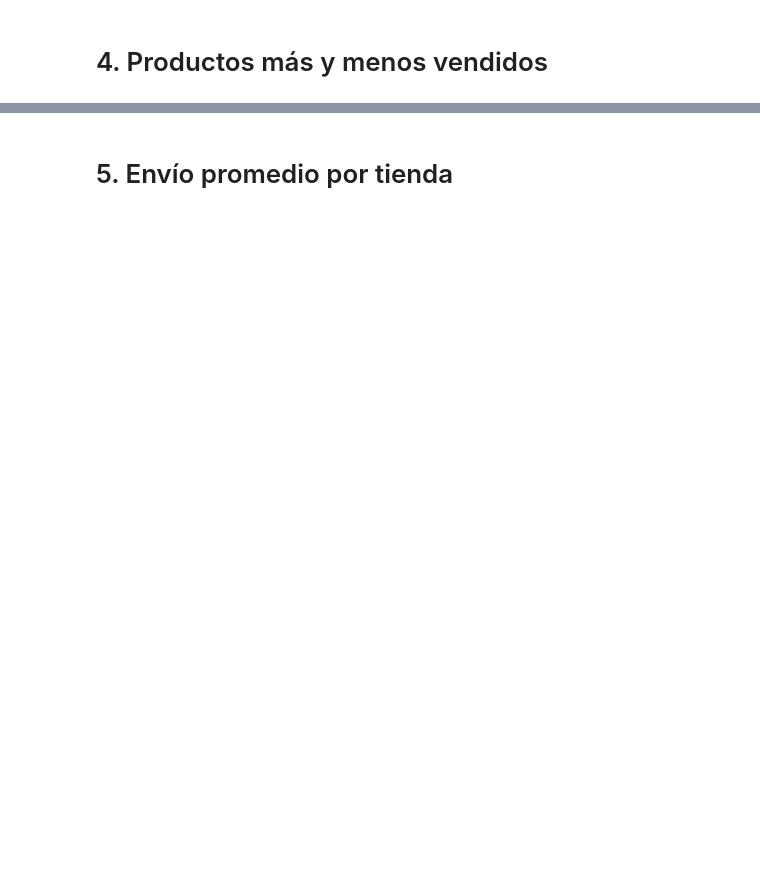
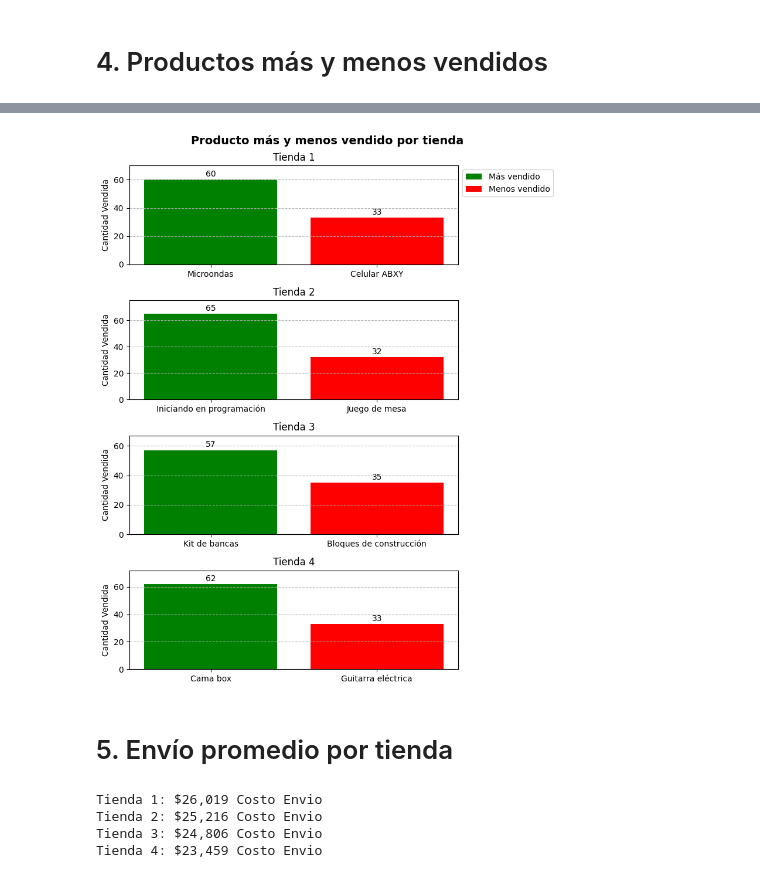
Before and after one commit to andrespipe94/AluraStore-challenge1, a Jupyter notebook: AluraStoreLatam.ipynb, the cells around one changed output, grey strips where cells are left out. Cells and saved outputs as stored; diff of their text form; code cells hidden in the pictures; blank space fills up the shorter version.

```diff
--- a/AluraStoreLatam.ipynb
+++ b/AluraStoreLatam.ipynb
@@ -435,2 +495,76 @@ AttributeError: 'float' object has no attribute 'values'
+# %%
+fig, productos = plt.subplots(4, 1, figsize=(8, 10))
+fig.suptitle('Producto más y menos vendido por tienda', fontsize=14, fontweight='bold')
+# Tienda 1
+productos[0].bar(top_tienda1.index[0], top_tienda1.values[0], color='green',linewidth=1.5, label='Más vendido' )
+productos[0].bar(low_tienda1.index[0], low_tienda1.values[0], color='red',linewidth=1.5, label='Menos vendido' )
+productos[0].legend(bbox_to_anchor=(1, 1), loc='upper left')
+productos[0].set_title('Tienda 1' )
+productos[0].set_ylabel('Cantidad Vendida')
+productos[0].set_ylim(0, max(top_tienda1.values[0], low_tienda1.values[0]) + 10) # Adjust y-axis limit
+
+for bar in productos[0].patches:
+    productos[0].text(bar.get_x() + bar.get_width()/2, bar.get_height() + 1,
+                        f'{int(bar.get_height())}', ha='center', va='bottom')
+productos[0].grid(axis='y', linestyle='--', alpha=0.9)
+# Tienda 2
+productos[1].bar(top_tienda2.index[0], top_tienda2.values[0], color='green')
+productos[1].bar(low_tienda2.index[0], low_tienda2.values[0], color='red')
+productos[1].set_title('Tienda 2')
+productos[1].set_ylabel('Cantidad Vendida')
+productos[1].set_ylim(0, max(top_tienda2.values[0], low_tienda2.values[0]) + 10) # Adjust y-axis limit
+
+# Add labels to bars for Tienda 2
+for bar in productos[1].patches:
+    productos[1].text(bar.get_x() + bar.get_width()/2, bar.get_height() + 1,
+                     f'{int(bar.get_height())}', ha='center', va='bottom')
+
+productos[1].grid(axis='y', linestyle='--', alpha=0.9)
+# Tienda 3
+productos[2].bar(top_tienda3.index[0], top_tienda3.values[0], color='green')
+productos[2].bar(low_tienda3.index[0], low_tienda3.values[0], color='red')
+productos[2].set_title('Tienda 3')
+productos[2].set_ylabel('Cantidad Vendida')
+productos[2].set_ylim(0, max(top_tienda3.values[0], low_tienda3.values[0]) + 10) # Adjust y-axis limit
+
+# Add labels to bars for Tienda 3
+for bar in productos[2].patches:
+    productos[2].text(bar.get_x() + bar.get_width()/2, bar.get_height() + 1,
+                     f'{int(bar.get_height())}', ha='center', va='bottom')
+
+productos[2].grid(axis='y', linestyle='--', alpha=0.9)
+# Tienda 4
+productos[3].bar(top_tienda4.index[0], top_tienda4.values[0], color='green')
+productos[3].bar(low_tienda4.index[0], low_tienda4.values[0], color='red')
+productos[3].set_title('Tienda 4')
+productos[3].set_ylabel('Cantidad Vendida')
+productos[3].set_ylim(0, max(top_tienda4.values[0], low_tienda4.values[0]) + 10) # Adjust y-axis limit
+
+# Add labels to bars for Tienda 4
+for bar in productos[3].patches:
+    productos[3].text(bar.get_x() + bar.get_width()/2, bar.get_height() + 1,
+                     f'{int(bar.get_height())}', ha='center', va='bottom')
+
+productos[3].grid(axis='y', linestyle='--', alpha=0.9)
+
+plt.tight_layout(rect=[0, 0.03, 1, 1])
+plt.show()
+# %% [output]
+[figure, added]
 # %% [markdown]
 # 5. Envío promedio por tienda
+# %%
+envios = {
+    'Tienda 1': tienda1['Costo de envío'].mean(),
+    'Tienda 2': tienda2['Costo de envío'].mean(),
+    'Tienda 3': tienda3['Costo de envío'].mean(),
+    'Tienda 4': tienda4['Costo de envío'].mean()
+}
+
+for tiendas, envio in envios.items():
+    print(f"{tiendas}: ${envio:,.0f} Costo Envio")
+# %% [output]
+Tienda 1: $26,019 Costo Envio
+Tienda 2: $25,216 Costo Envio
+Tienda 3: $24,806 Costo Envio
+Tienda 4: $23,459 Costo Envio
```
Also changed, not shown: parts of 3 cells of this notebook.
